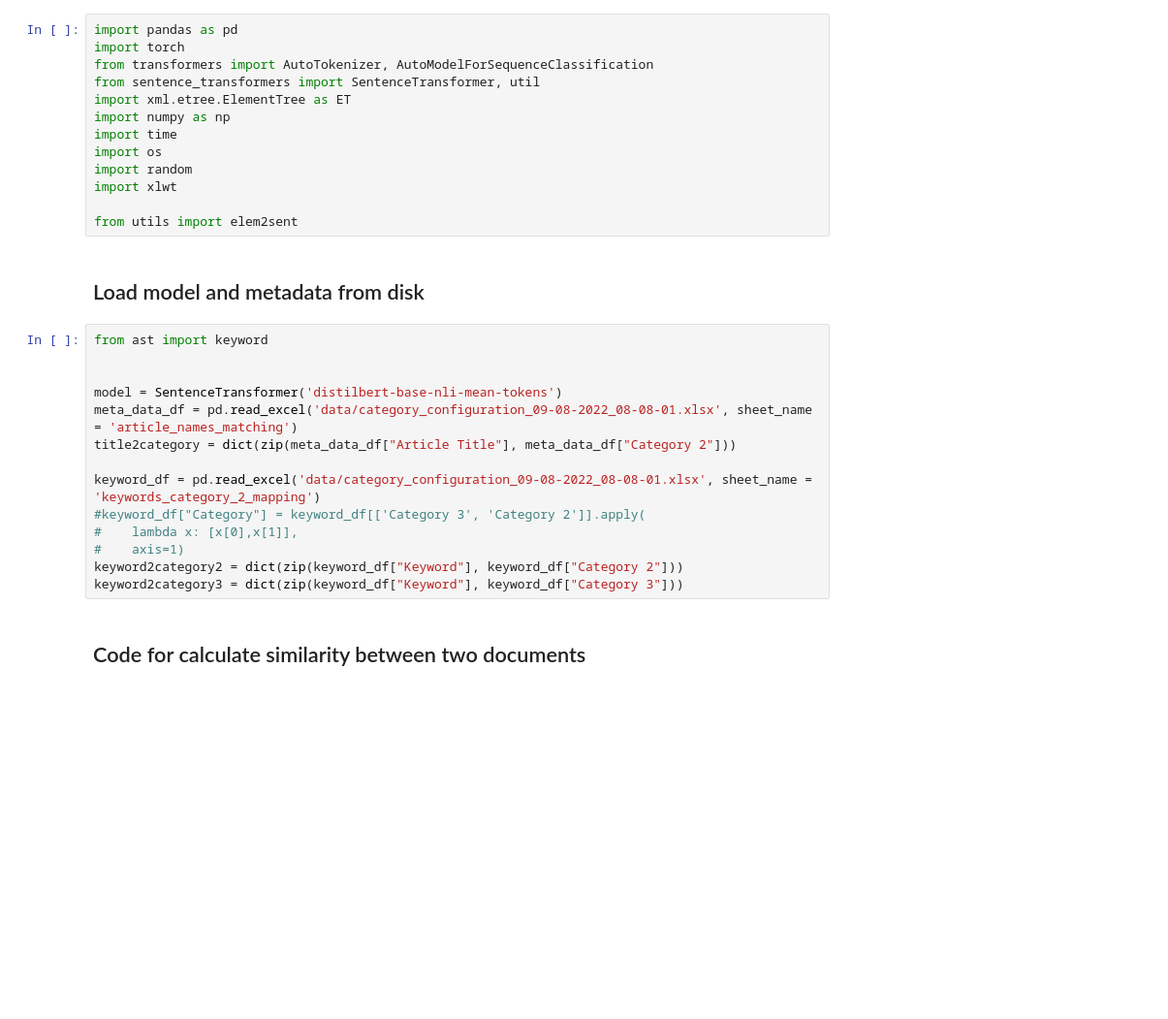
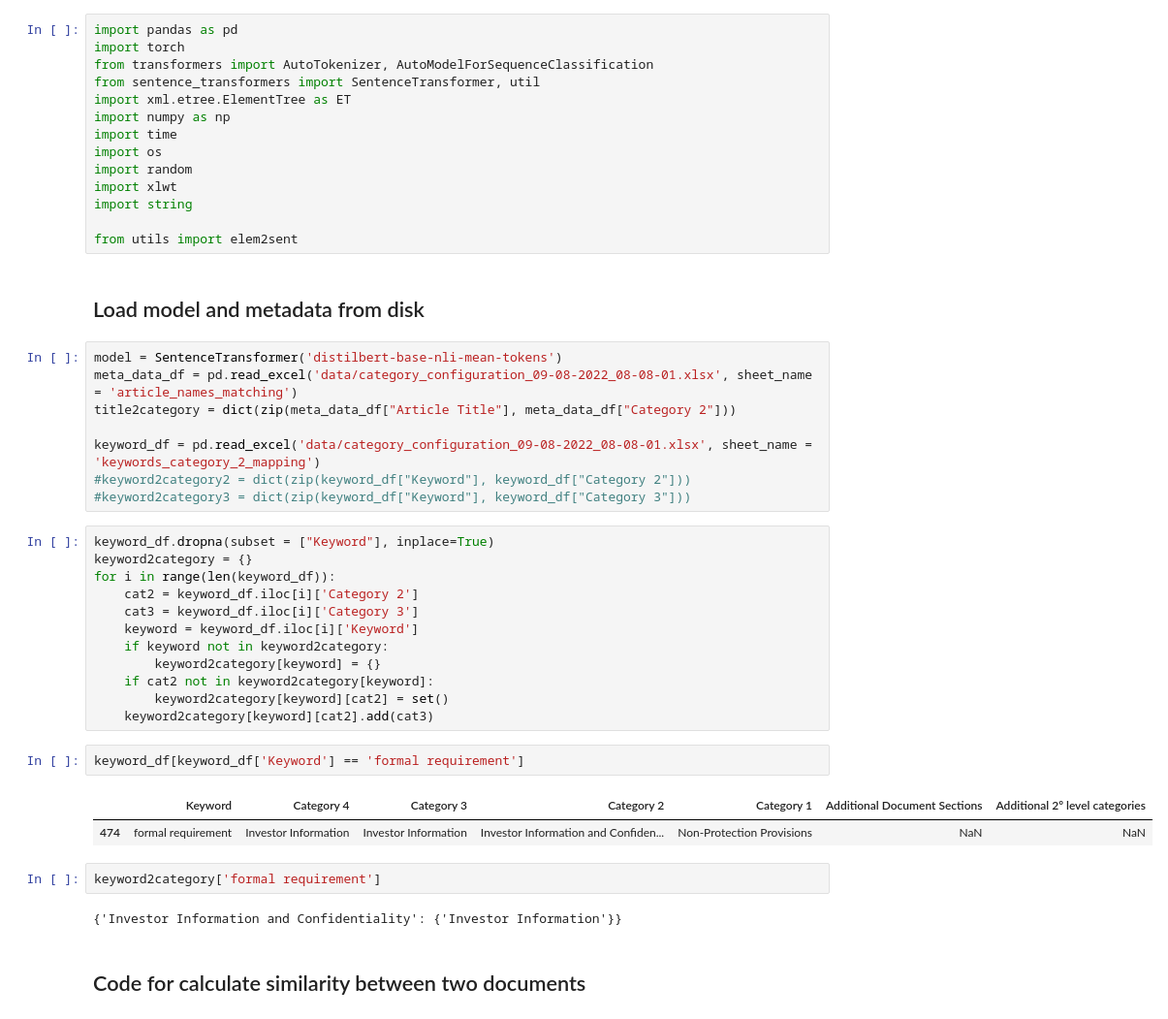
Before and after one commit to coollx/Relevant-Difference-Detector-for-Legal-Text, a Jupyter notebook: similar_sentences.ipynb, the cells around one changed output. Shown at 97% size. Cells and saved outputs as stored; diff of their text form; blank space fills up the shorter version.

```diff
--- a/similar_sentences.ipynb
+++ b/similar_sentences.ipynb
@@ -9,24 +9,40 @@ import time
 import os
 import random
 import xlwt
+import string
 
 from utils import elem2sent
 # %% [markdown]
 ## Load model and metadata from disk
 # %%
-from ast import keyword
-
-
 model = SentenceTransformer('distilbert-base-nli-mean-tokens')
 meta_data_df = pd.read_excel('data/category_configuration_09-08-2022_08-08-01.xlsx', sheet_name = 'article_names_matching')
 title2category = dict(zip(meta_data_df["Article Title"], meta_data_df["Category 2"]))
 
 keyword_df = pd.read_excel('data/category_configuration_09-08-2022_08-08-01.xlsx', sheet_name = 'keywords_category_2_mapping')
-#keyword_df["Category"] = keyword_df[['Category 3', 'Category 2']].apply(
-#    lambda x: [x[0],x[1]],
-#    axis=1)
-keyword2category2 = dict(zip(keyword_df["Keyword"], keyword_df["Category 2"]))
-keyword2category3 = dict(zip(keyword_df["Keyword"], keyword_df["Category 3"]))
+#keyword2category2 = dict(zip(keyword_df["Keyword"], keyword_df["Category 2"]))
+#keyword2category3 = dict(zip(keyword_df["Keyword"], keyword_df["Category 3"]))
+# %%
+keyword_df.dropna(subset = ["Keyword"], inplace=True)
+keyword2category = {}
+for i in range(len(keyword_df)):
+    cat2 = keyword_df.iloc[i]['Category 2']
+    cat3 = keyword_df.iloc[i]['Category 3']
+    keyword = keyword_df.iloc[i]['Keyword']
+    if keyword not in keyword2category:
+        keyword2category[keyword] = {}
+    if cat2 not in keyword2category[keyword]:
+        keyword2category[keyword][cat2] = set()
+    keyword2category[keyword][cat2].add(cat3)
+# %%
+keyword_df[keyword_df['Keyword'] == 'formal requirement']
+# %% [output]
+|  | Keyword | Category 4 | Category 3 | Category 2 | Category 1 | Additional Document Sections | Additional 2º level categories |
+| 474 | formal requirement | Investor Information | Investor Information | Investor Information and Confiden... | Non-Protection Provisions | NaN | NaN |
+# %%
+keyword2category['formal requirement']
+# %% [output]
+{'Investor Information and Confidentiality': {'Investor Information'}}
 # %% [markdown]
 ## Code for calculate similarity between two documents
 # %%
```
Also changed, not shown: parts of 9 cells of this notebook.
